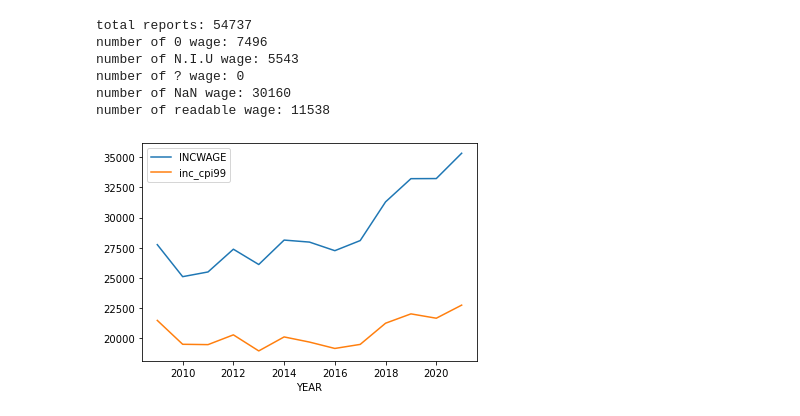
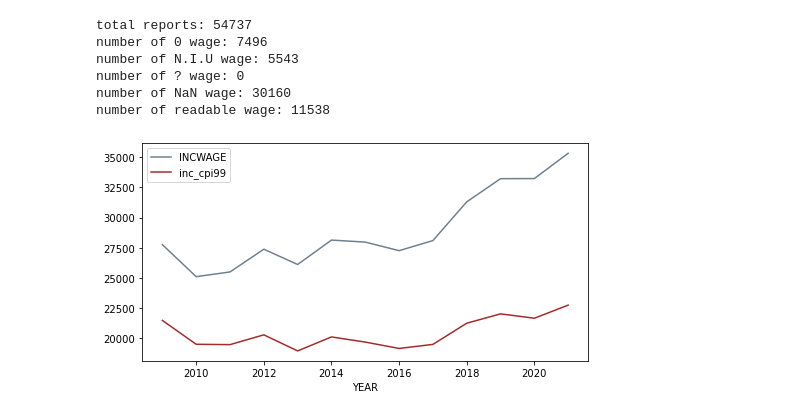
Before and after one commit to weiyueli7/beginners-newbies, a Jupyter notebook: util/vis.ipynb, the cells around one changed output. Drawn from its saved outputs; the diff is of its cells as text; code cells hidden in the pictures.

```diff
--- a/util/vis.ipynb
+++ b/util/vis.ipynb
@@ -61,16 +61,16 @@ def corr_heatmap(df):
 # %%
 def clean_wage(df):
     # df['OINCWAGE'] = df['OINCWAGE'].replace(np.nan, 0).replace(99999999, 0).replace(99999998, 0)
     # df['inc_salary'] = df['INCWAGE'] - df['OINCWAGE']
-
+    plt.rcParams["figure.figsize"] = (8,4)
     df['cpi99'] = df['YEAR'].apply(lambda yr : cpi99_cons[str(yr)])
     df['inc_cpi99'] = df['INCWAGE'] * df['cpi99']
 
-    df.groupby('YEAR').mean()['INCWAGE'].plot(legend=True)
-    df.groupby('YEAR').mean()['inc_cpi99'].plot(legend=True)
+    df.groupby('YEAR').mean()['INCWAGE'].plot(legend=True, color='slategrey')
+    df.groupby('YEAR').mean()['inc_cpi99'].plot(legend=True, color='brown')
 
 # clean_wage(filtered_nonzero)
 clean_wage(filtered)
 plt.savefig('incwage_cpi99.png')
 # %% [output]
-[figure, old version]
+[figure, new version]
```
Also changed, not shown: parts of 14 cells of this notebook, 8 other files.
